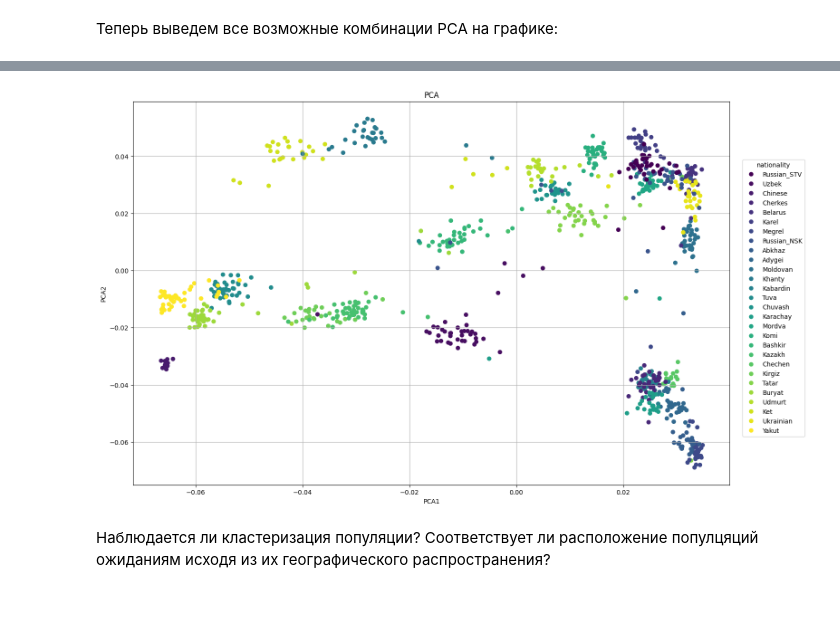
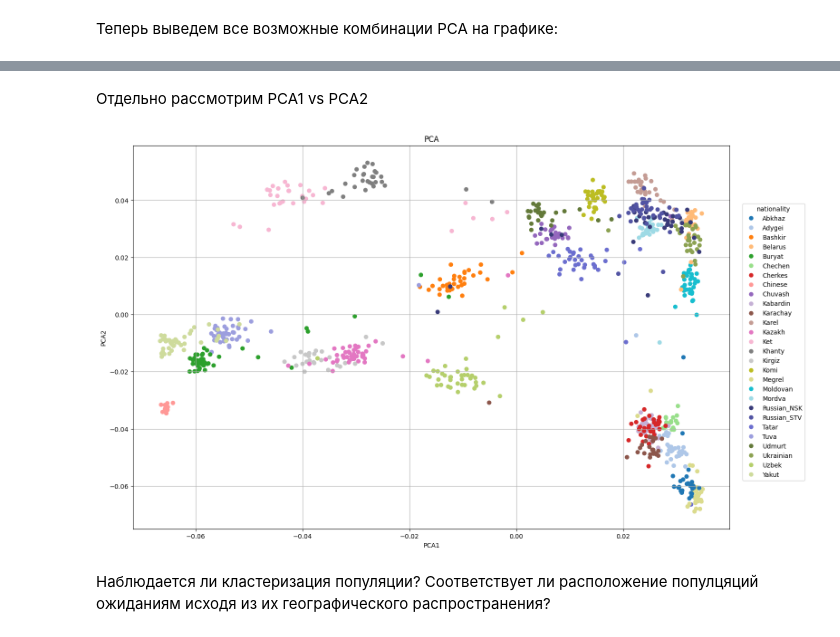
Before and after one commit to randnull/genotec, a Jupyter notebook: hw_2_pca.ipynb, the cells around one changed output, grey strips where cells are left out. Saved outputs shown, nothing was run; the diff lists cells and outputs as text; code cells hidden in the pictures; blank space fills up the shorter version.

```diff
--- a/hw_2_pca.ipynb
+++ b/hw_2_pca.ipynb
@@ -119,31 +122,44 @@ for i, pcas in enumerate(combinations(pca_list, r=2)):
+# %% [markdown]
+Отдельно рассмотрим PCA1 vs PCA2
 # %%
-colors, color_by_id = get_color_by_ids(df['nationality'])
+def make_categorical_palette(n):
+    colors = []
+    for cmap_name in ["tab20", "tab20b", "tab20c"]:
+        cmap = plt.get_cmap(cmap_name)
+        colors.extend([cmap(i) for i in range(cmap.N)])
+    return colors[:n]
+
+nat_unique = sorted(df["nationality"].dropna().unique())
+nat_to_code = {nat: i for i, nat in enumerate(nat_unique)}
+df["nat_code"] = df["nationality"].map(nat_to_code)
+
+palette = make_categorical_palette(len(nat_unique))
+cmap = mcolors.ListedColormap(palette)
 
 fig = plt.figure(figsize=(17, 11))
-plt.scatter(df["PCA1"], df["PCA2"], c=colors)
+plt.scatter(df["PCA1"], df["PCA2"], c=df["nat_code"], cmap=cmap)
 plt.grid(True)
 plt.xlabel("PCA1")
 plt.ylabel("PCA2")
 plt.title("PCA")
 
 handles = []
-for nat, val in color_by_id.items():
-    color = plt.cm.viridis(val)
+for i, nat in enumerate(nat_unique):
     handles.append(
         plt.Line2D(
             [0], [0],
             marker='o',
             color='w',
             label=nat,
-            markerfacecolor=color,
+            markerfacecolor=palette[i],
             markersize=8
-        )
     )
+)
 
 fig.legend(handles=handles, title="nationality", loc="center right")
 plt.show()
 # %% [output]
-[figure, old version]
+[figure, new version]
 # %% [markdown]
 Наблюдается ли кластеризация популяции?
 Соответствует ли расположение популцяций ожиданиям исходя из их географического
```
Also changed, not shown: parts of 4 cells of this notebook.
